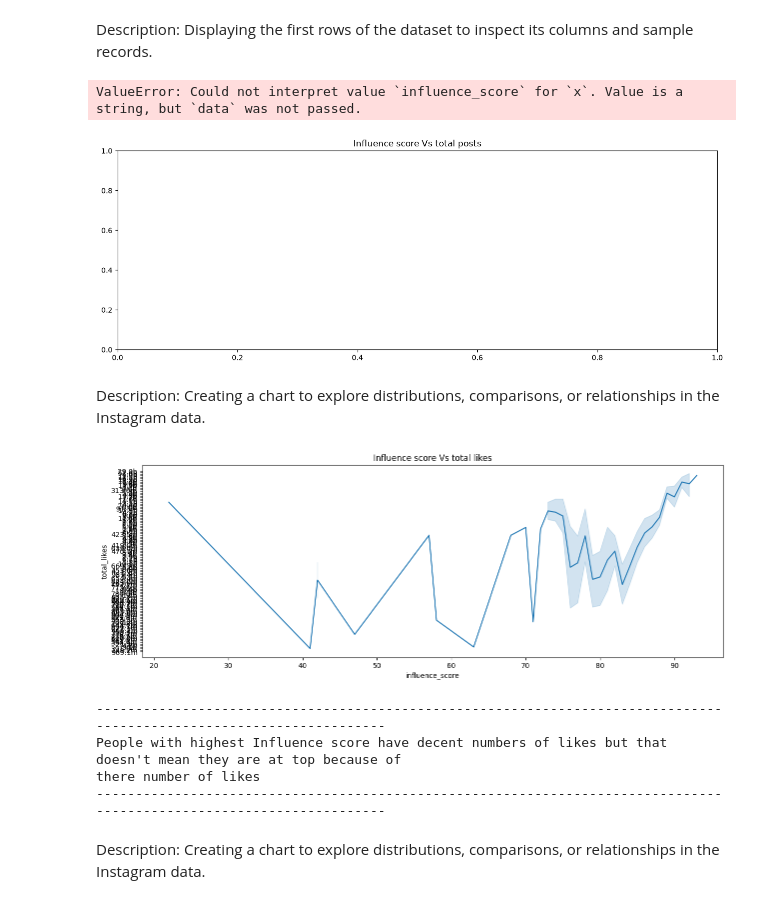
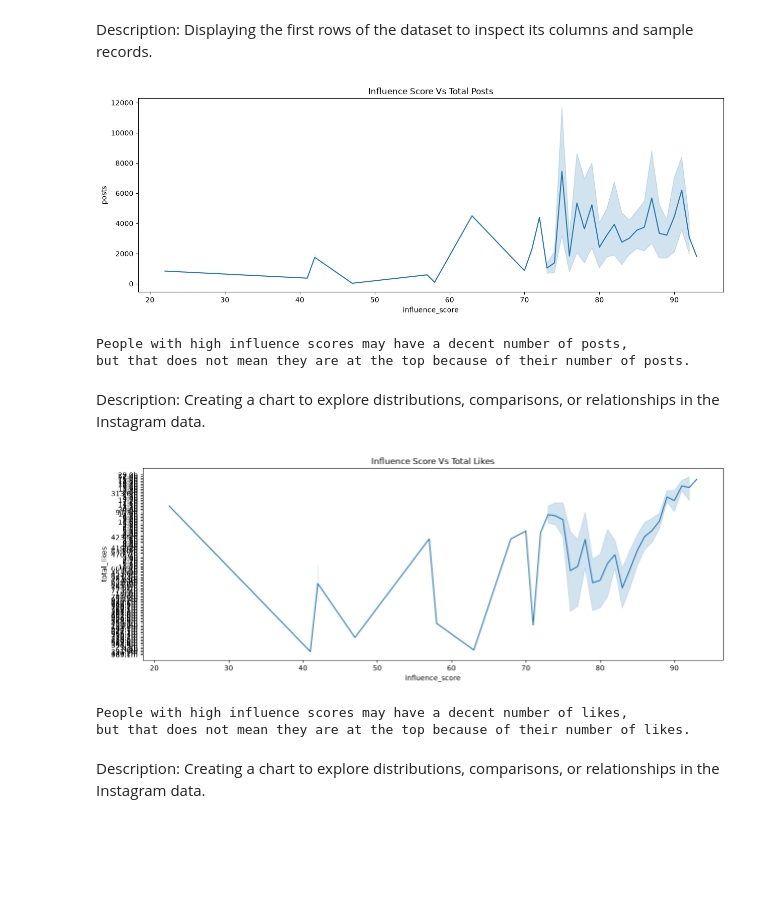
Before and after one commit to tk0860105-commits/Data-Analytics-Projects, a Jupyter notebook: EDA of Instagram Database.ipynb, the cells around one changed output. Cells and saved outputs as stored; diff of their text form; code cells hidden in the pictures; blank space fills up the shorter version.

```diff
--- a/EDA of Instagram Database.ipynb
+++ b/EDA of Instagram Database.ipynb
@@ -255,30 +255,39 @@ plt.show()
 # %% [markdown]
 Description: Displaying the first rows of the dataset to inspect its columns and sample records.
 # %%
+
 plt.figure(figsize=(15, 5))
-plt.title("Influence score Vs total posts")
-sns.lineplot(df=df, x="influence_score", y="posts")
+
+plt.title("Influence Score Vs Total Posts")
+
+sns.lineplot(data=df, x="influence_score", y="posts")
+
 plt.show()
 
-print("People with highest Influence score have decent numbers of post but that doesn't mean they are at top because of \ntheir number of posts")
+print("People with high influence scores may have a decent number of posts,")
+print("but that does not mean they are at the top because of their number of posts.")
 # %% [output]
+[figure, new version]
-ValueError: Could not interpret value `influence_score` for `x`. Value is a string, but `data` was not passed.
+People with high influence scores may have a decent number of posts,
+but that does not mean they are at the top because of their number of posts.
-[figure, old version]
 # %% [markdown]
 Description: Creating a chart to explore distributions, comparisons, or relationships in the Instagram data.
 # %%
+
 plt.figure(figsize=(15, 5))
-plt.title("Influence score Vs total likes")
-sns.lineplot(df=df, x="influence_score", y="total_likes")
+
+plt.title("Influence Score Vs Total Likes")
+
+sns.lineplot(data=df, x="influence_score", y="total_likes")
+
 plt.show()
 
-print("People with highest Influence score have decent numbers of likes but that doesn't mean they are at top because of \ntheir number of likes")
+print("People with high influence scores may have a decent number of likes,")
+print("but that does not mean they are at the top because of their number of likes.")
 # %% [output]
-[figure, old version]
+[figure, new version]
----------------------------------------------------------------------------------------------------------------------
-People with highest Influence score have decent numbers of likes but that doesn't mean they are at top because of
-there number of likes
----------------------------------------------------------------------------------------------------------------------
+People with high influence scores may have a decent number of likes,
+but that does not mean they are at the top because of their number of likes.
 # %% [markdown]
 Description: Creating a chart to explore distributions, comparisons, or relationships in the Instagram data.
 # %%
```
Also changed, not shown: parts of 1 cell of this notebook.
